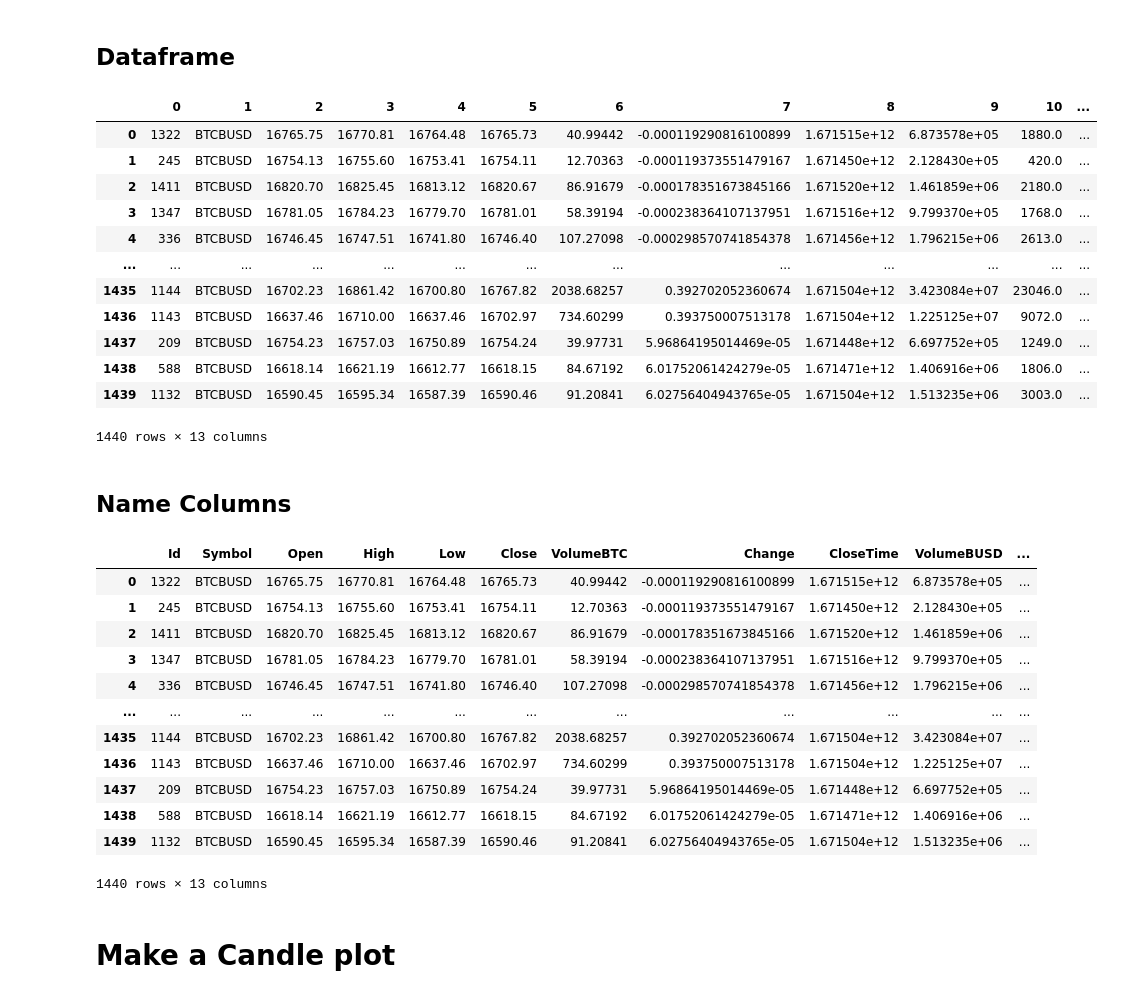
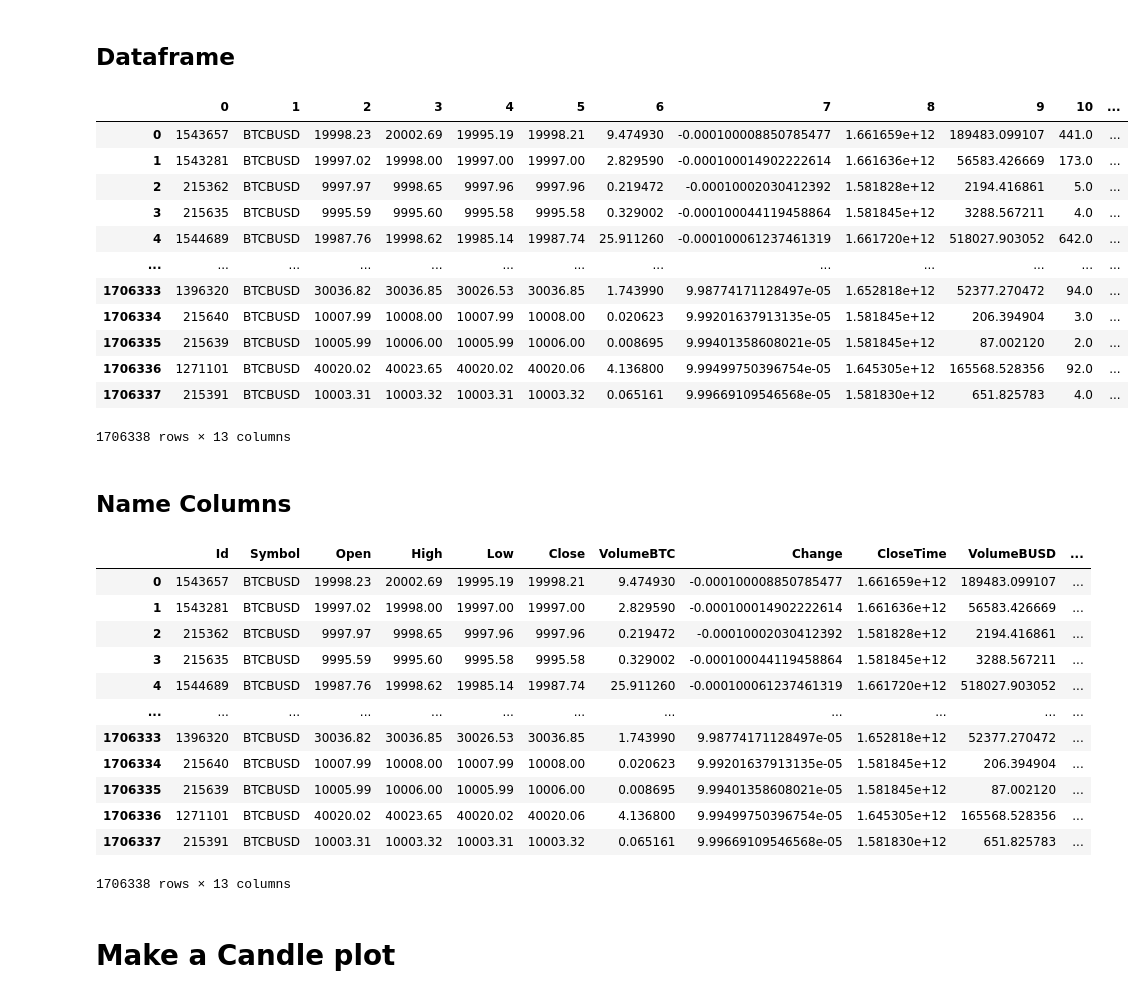
Before and after one commit to sushen/TradingAi, a Jupyter notebook: ai_research/AiResearchWithTensorflow.ipynb, the cells around one changed output. Drawn from its saved outputs; the diff is of its cells as text; code cells hidden in the pictures.

Commit message:
Update: dataframe.py

```diff
--- a/ai_research/AiResearchWithTensorflow.ipynb
+++ b/ai_research/AiResearchWithTensorflow.ipynb
@@ -14,30 +14,30 @@ import matplotlib.pyplot as plt
 # %% [markdown]
 ## Database Connection
 # %%
-connection = sqlite3.connect(r"cripto.db")
-# connection = sqlite3.connect(r"big_data.db")
+# connection = sqlite3.connect(r"cripto.db")
+connection = sqlite3.connect(r"../database/big_data.db")
 cur = connection.cursor()
 database_data = cur.execute("select * from asset order by CloseTime").fetchall()
 # %% [markdown]
 ## Dataframe
 # %%
 df = pd.DataFrame(database_data)
-df = df.head(10000)
+# df = df.head(10000)
 df
 # %% [output]
 |  | 0 | 1 | 2 | 3 | 4 | 5 | 6 | 7 | 8 | 9 | 10 | ... |
-| 0 | 1322 | BTCBUSD | 16765.75 | 16770.81 | 16764.48 | 16765.73 | 40.99442 | -0.000119290816100899 | 1.671515e+12 | 6.873578e+05 | 1880.0 | ... |
-| 1 | 245 | BTCBUSD | 16754.13 | 16755.60 | 16753.41 | 16754.11 | 12.70363 | -0.000119373551479167 | 1.671450e+12 | 2.128430e+05 | 420.0 | ... |
-| 2 | 1411 | BTCBUSD | 16820.70 | 16825.45 | 16813.12 | 16820.67 | 86.91679 | -0.000178351673845166 | 1.671520e+12 | 1.461859e+06 | 2180.0 | ... |
-| 3 | 1347 | BTCBUSD | 16781.05 | 16784.23 | 16779.70 | 16781.01 | 58.39194 | -0.000238364107137951 | 1.671516e+12 | 9.799370e+05 | 1768.0 | ... |
-| 4 | 336 | BTCBUSD | 16746.45 | 16747.51 | 16741.80 | 16746.40 | 107.27098 | -0.000298570741854378 | 1.671456e+12 | 1.796215e+06 | 2613.0 | ... |
+| 0 | 1543657 | BTCBUSD | 19998.23 | 20002.69 | 19995.19 | 19998.21 | 9.474930 | -0.000100008850785477 | 1.661659e+12 | 189483.099107 | 441.0 | ... |
+| 1 | 1543281 | BTCBUSD | 19997.02 | 19998.00 | 19997.00 | 19997.00 | 2.829590 | -0.000100014902222614 | 1.661636e+12 | 56583.426669 | 173.0 | ... |
+| 2 | 215362 | BTCBUSD | 9997.97 | 9998.65 | 9997.96 | 9997.96 | 0.219472 | -0.00010002030412392 | 1.581828e+12 | 2194.416861 | 5.0 | ... |
+| 3 | 215635 | BTCBUSD | 9995.59 | 9995.60 | 9995.58 | 9995.58 | 0.329002 | -0.000100044119458864 | 1.581845e+12 | 3288.567211 | 4.0 | ... |
+| 4 | 1544689 | BTCBUSD | 19987.76 | 19998.62 | 19985.14 | 19987.74 | 25.911260 | -0.000100061237461319 | 1.661720e+12 | 518027.903052 | 642.0 | ... |
 | ... | ... | ... | ... | ... | ... | ... | ... | ... | ... | ... | ... | ... |
-| 1435 | 1144 | BTCBUSD | 16702.23 | 16861.42 | 16700.80 | 16767.82 | 2038.68257 | 0.392702052360674 | 1.671504e+12 | 3.423084e+07 | 23046.0 | ... |
-| 1436 | 1143 | BTCBUSD | 16637.46 | 16710.00 | 16637.46 | 16702.97 | 734.60299 | 0.393750007513178 | 1.671504e+12 | 1.225125e+07 | 9072.0 | ... |
-| 1437 | 209 | BTCBUSD | 16754.23 | 16757.03 | 16750.89 | 16754.24 | 39.97731 | 5.96864195014469e-05 | 1.671448e+12 | 6.697752e+05 | 1249.0 | ... |
-| 1438 | 588 | BTCBUSD | 16618.14 | 16621.19 | 16612.77 | 16618.15 | 84.67192 | 6.01752061424279e-05 | 1.671471e+12 | 1.406916e+06 | 1806.0 | ... |
-| 1439 | 1132 | BTCBUSD | 16590.45 | 16595.34 | 16587.39 | 16590.46 | 91.20841 | 6.02756404943765e-05 | 1.671504e+12 | 1.513235e+06 | 3003.0 | ... |
+| 1706333 | 1396320 | BTCBUSD | 30036.82 | 30036.85 | 30026.53 | 30036.85 | 1.743990 | 9.98774171128497e-05 | 1.652818e+12 | 52377.270472 | 94.0 | ... |
+| 1706334 | 215640 | BTCBUSD | 10007.99 | 10008.00 | 10007.99 | 10008.00 | 0.020623 | 9.99201637913135e-05 | 1.581845e+12 | 206.394904 | 3.0 | ... |
+| 1706335 | 215639 | BTCBUSD | 10005.99 | 10006.00 | 10005.99 | 10006.00 | 0.008695 | 9.99401358608021e-05 | 1.581845e+12 | 87.002120 | 2.0 | ... |
+| 1706336 | 1271101 | BTCBUSD | 40020.02 | 40023.65 | 40020.02 | 40020.06 | 4.136800 | 9.99499750396754e-05 | 1.645305e+12 | 165568.528356 | 92.0 | ... |
+| 1706337 | 215391 | BTCBUSD | 10003.31 | 10003.32 | 10003.31 | 10003.32 | 0.065161 | 9.99669109546568e-05 | 1.581830e+12 | 651.825783 | 4.0 | ... |
-1440 rows × 13 columns
+1706338 rows × 13 columns
 # %% [markdown]
 ## Name Columns
 # %%
@@ -46,18 +46,18 @@ df.columns = ['Id', 'Symbol', 'Open', 'High', 'Low', 'Close', 'VolumeBTC', 'Chan
 df
 # %% [output]
 |  | Id | Symbol | Open | High | Low | Close | VolumeBTC | Change | CloseTime | VolumeBUSD | ... |
-| 0 | 1322 | BTCBUSD | 16765.75 | 16770.81 | 16764.48 | 16765.73 | 40.99442 | -0.000119290816100899 | 1.671515e+12 | 6.873578e+05 | ... |
-| 1 | 245 | BTCBUSD | 16754.13 | 16755.60 | 16753.41 | 16754.11 | 12.70363 | -0.000119373551479167 | 1.671450e+12 | 2.128430e+05 | ... |
-| 2 | 1411 | BTCBUSD | 16820.70 | 16825.45 | 16813.12 | 16820.67 | 86.91679 | -0.000178351673845166 | 1.671520e+12 | 1.461859e+06 | ... |
-| 3 | 1347 | BTCBUSD | 16781.05 | 16784.23 | 16779.70 | 16781.01 | 58.39194 | -0.000238364107137951 | 1.671516e+12 | 9.799370e+05 | ... |
-| 4 | 336 | BTCBUSD | 16746.45 | 16747.51 | 16741.80 | 16746.40 | 107.27098 | -0.000298570741854378 | 1.671456e+12 | 1.796215e+06 | ... |
+| 0 | 1543657 | BTCBUSD | 19998.23 | 20002.69 | 19995.19 | 19998.21 | 9.474930 | -0.000100008850785477 | 1.661659e+12 | 189483.099107 | ... |
+| 1 | 1543281 | BTCBUSD | 19997.02 | 19998.00 | 19997.00 | 19997.00 | 2.829590 | -0.000100014902222614 | 1.661636e+12 | 56583.426669 | ... |
+| 2 | 215362 | BTCBUSD | 9997.97 | 9998.65 | 9997.96 | 9997.96 | 0.219472 | -0.00010002030412392 | 1.581828e+12 | 2194.416861 | ... |
+| 3 | 215635 | BTCBUSD | 9995.59 | 9995.60 | 9995.58 | 9995.58 | 0.329002 | -0.000100044119458864 | 1.581845e+12 | 3288.567211 | ... |
+| 4 | 1544689 | BTCBUSD | 19987.76 | 19998.62 | 19985.14 | 19987.74 | 25.911260 | -0.000100061237461319 | 1.661720e+12 | 518027.903052 | ... |
 | ... | ... | ... | ... | ... | ... | ... | ... | ... | ... | ... | ... |
-| 1435 | 1144 | BTCBUSD | 16702.23 | 16861.42 | 16700.80 | 16767.82 | 2038.68257 | 0.392702052360674 | 1.671504e+12 | 3.423084e+07 | ... |
-| 1436 | 1143 | BTCBUSD | 16637.46 | 16710.00 | 16637.46 | 16702.97 | 734.60299 | 0.393750007513178 | 1.671504e+12 | 1.225125e+07 | ... |
-| 1437 | 209 | BTCBUSD | 16754.23 | 16757.03 | 16750.89 | 16754.24 | 39.97731 | 5.96864195014469e-05 | 1.671448e+12 | 6.697752e+05 | ... |
-| 1438 | 588 | BTCBUSD | 16618.14 | 16621.19 | 16612.77 | 16618.15 | 84.67192 | 6.01752061424279e-05 | 1.671471e+12 | 1.406916e+06 | ... |
-| 1439 | 1132 | BTCBUSD | 16590.45 | 16595.34 | 16587.39 | 16590.46 | 91.20841 | 6.02756404943765e-05 | 1.671504e+12 | 1.513235e+06 | ... |
+| 1706333 | 1396320 | BTCBUSD | 30036.82 | 30036.85 | 30026.53 | 30036.85 | 1.743990 | 9.98774171128497e-05 | 1.652818e+12 | 52377.270472 | ... |
+| 1706334 | 215640 | BTCBUSD | 10007.99 | 10008.00 | 10007.99 | 10008.00 | 0.020623 | 9.99201637913135e-05 | 1.581845e+12 | 206.394904 | ... |
+| 1706335 | 215639 | BTCBUSD | 10005.99 | 10006.00 | 10005.99 | 10006.00 | 0.008695 | 9.99401358608021e-05 | 1.581845e+12 | 87.002120 | ... |
+| 1706336 | 1271101 | BTCBUSD | 40020.02 | 40023.65 | 40020.02 | 40020.06 | 4.136800 | 9.99499750396754e-05 | 1.645305e+12 | 165568.528356 | ... |
+| 1706337 | 215391 | BTCBUSD | 10003.31 | 10003.32 | 10003.31 | 10003.32 | 0.065161 | 9.99669109546568e-05 | 1.581830e+12 | 651.825783 | ... |
-1440 rows × 13 columns
+1706338 rows × 13 columns
 # %% [markdown]
 # Make a Candle plot
 # %%
```
Also changed, not shown: parts of 5 cells of this notebook, 3 other files.
